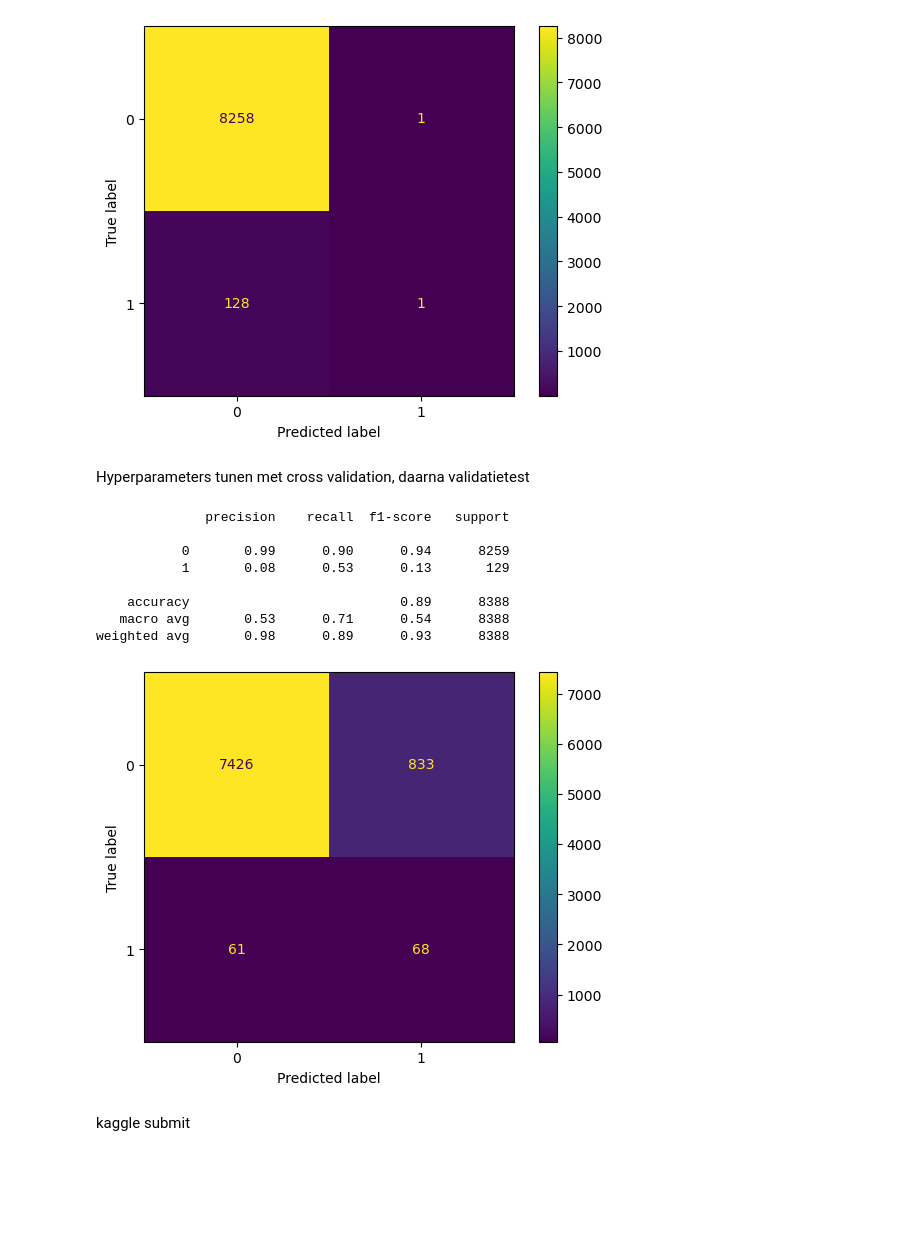
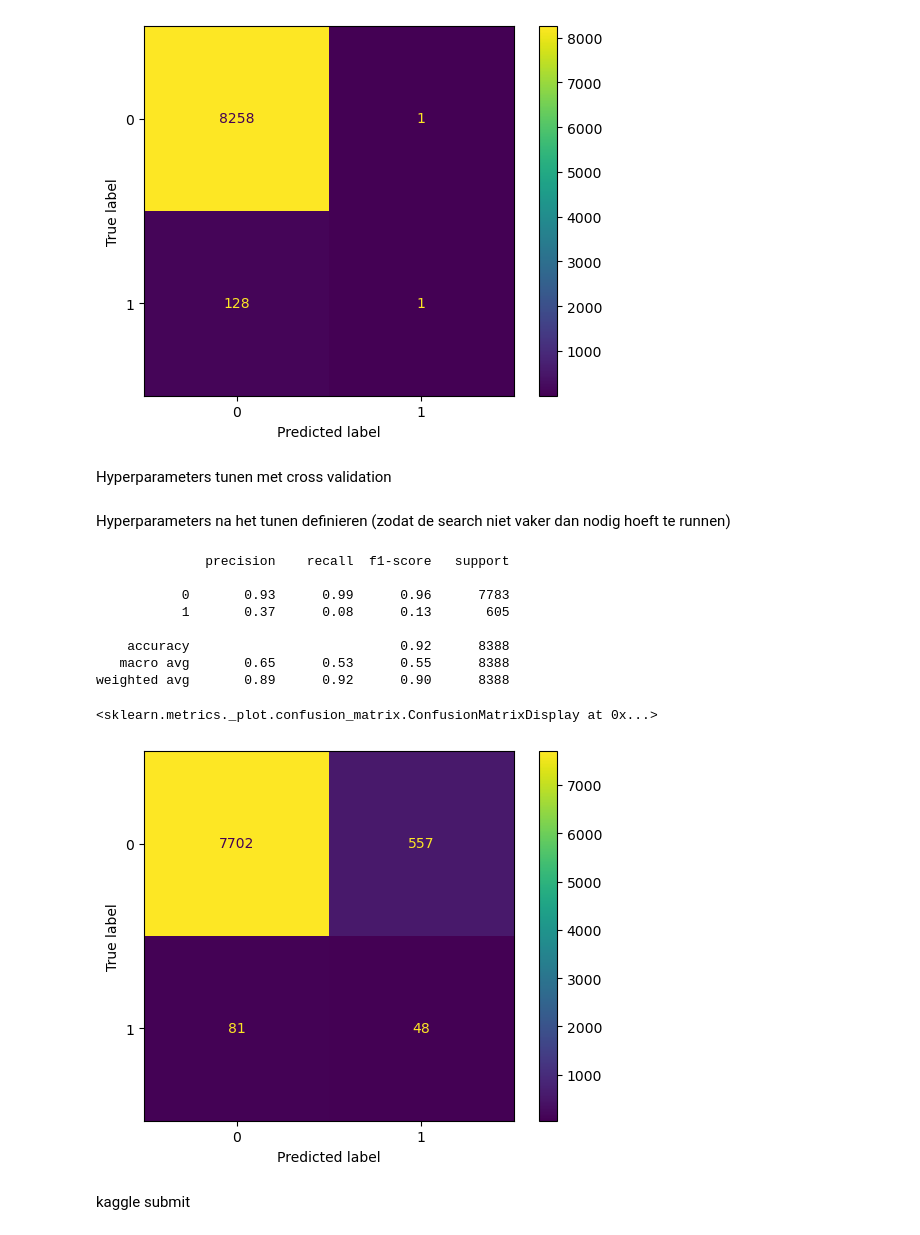
Before and after one commit to larsol55on/Machine-Learning-Herseninfract, a Jupyter notebook: Main_notebook_herstel.ipynb, the cells around one changed output. Drawn from its saved outputs; the diff is of its cells as text; code cells hidden in the pictures; blank space fills up the shorter version.

```diff
--- a/Main_notebook_herstel.ipynb
+++ b/Main_notebook_herstel.ipynb
@@ -859,5 +868,5 @@ print(classification_report(y_val, y_pred))
 weighted avg       0.98      0.98      0.98      8388
 [figure]
 # %% [markdown]
-Hyperparameters tunen met cross validation, daarna validatietest
+Hyperparameters tunen met cross validation
 # %%
@@ -888,22 +915,49 @@ search = RandomizedSearchCV(
+# %% [markdown]
+Hyperparameters na het tunen definieren (zodat de search niet vaker dan nodig hoeft te runnen)
+# %%
+rf = TunedThresholdClassifierCV(
+    estimator=Pipeline(steps=[
+        ("smote", SMOTE(k_neighbors=5, random_state=42, sampling_strategy="auto")),
+        ("model", RandomForestClassifier(
+            bootstrap=True,
+            ccp_alpha=0.0,
+            class_weight="balanced_subsample",
+            criterion="gini",
+            max_depth=4,
+            max_features="sqrt",
+            min_impurity_decrease=0.0,
+            min_samples_leaf=16,
+            min_samples_split=24,
+            min_weight_fraction_leaf=0.0,
+            n_estimators=161,
+            oob_score=False,
+            random_state=42,
+            warm_start=False,
+        )),
+    ]),
+    cv=StratifiedKFold(n_splits=3, random_state=42, shuffle=True),
+    scoring="f1",
+    thresholds=100,
+    refit=True,
+)
 # %%
-rf2 = RandomForestClassifier(class_weight='balanced', max_depth=23, max_features=0.3,
-                       min_samples_leaf=26, min_samples_split=20,
-                       n_estimators=314, random_state=42)
+rf.fit(X_train, y_train)
 
-rf2.fit(X_train, y_train)
-y_pred = rf2.predict(X_val)
+y_pred = rf.predict(X_val)
+
+print(classification_report(y_pred, y_val))
 ConfusionMatrixDisplay.from_predictions(y_val, y_pred)
-print(classification_report(y_val, y_pred))
 # %% [output]
               precision    recall  f1-score   support
 
-           0       0.99      0.90      0.94      8259
-           1       0.08      0.53      0.13       129
+           0       0.93      0.99      0.96      7783
+           1       0.37      0.08      0.13       605
 
-    accuracy                           0.89      8388
-   macro avg       0.53      0.71      0.54      8388
-weighted avg       0.98      0.89      0.93      8388
+    accuracy                           0.92      8388
+   macro avg       0.65      0.53      0.55      8388
+weighted avg       0.89      0.92      0.90      8388
+<sklearn.metrics._plot.confusion_matrix.ConfusionMatrixDisplay at 0x...>
-[figure, old version]
+[figure, new version]
 # %% [markdown]
 kaggle submit
 # %%
```
Also changed, not shown: parts of 29 cells of this notebook.
